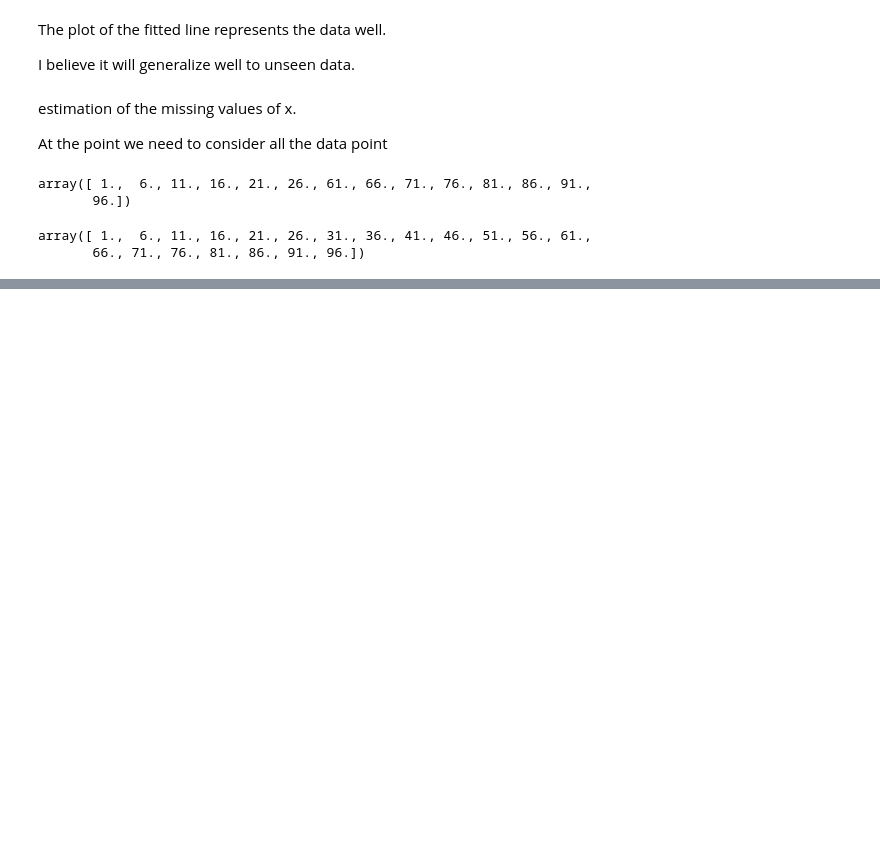
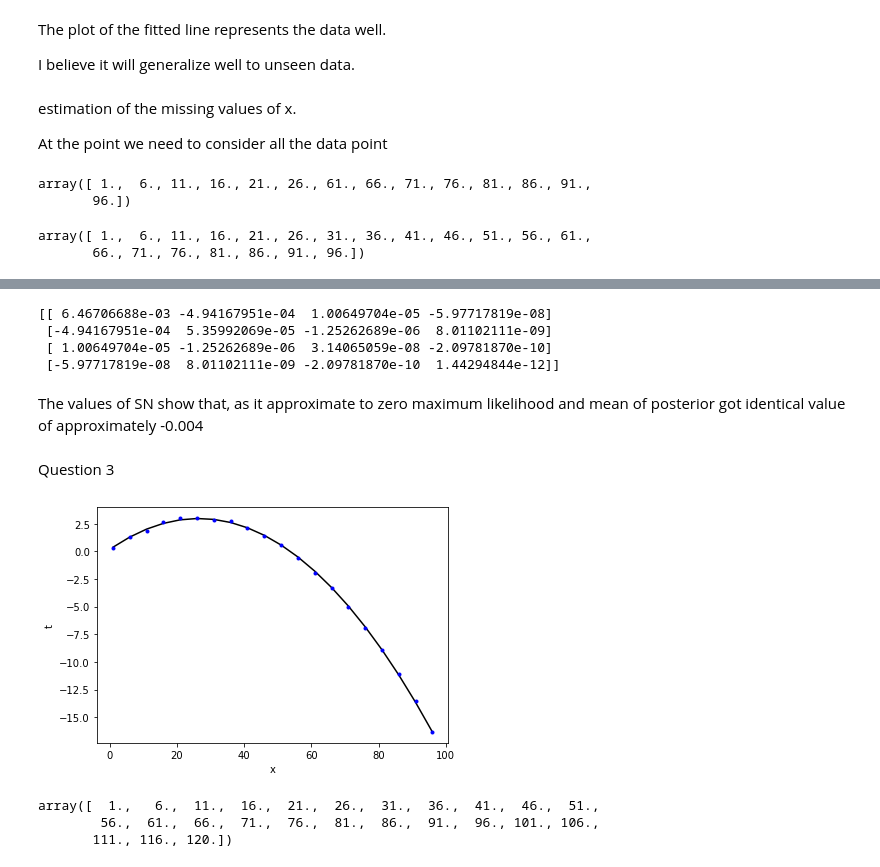
Before and after one commit to AbooNaziha/Optimal-Model-Selection, a Jupyter notebook: question_one_two_three.ipynb, the cells around one changed output, grey strips where cells are left out. Drawn from its saved outputs; the diff is of its cells as text; code cells hidden in the pictures; blank space fills up the shorter version.

Commit message:
Final_solution_question_one_two_three

```diff
--- a/question_one_two_three.ipynb
+++ b/question_one_two_three.ipynb
@@ -200,0 +238,28 @@ print(estimate_missig_values)
+# %%
+print(SN)
+# %% [output]
+[[ 6.46706688e-03 -4.94167951e-04  1.00649704e-05 -5.97717819e-08]
+ [-4.94167951e-04  5.35992069e-05 -1.25262689e-06  8.01102111e-09]
+ [ 1.00649704e-05 -1.25262689e-06  3.14065059e-08 -2.09781870e-10]
+ [-5.97717819e-08  8.01102111e-09 -2.09781870e-10  1.44294844e-12]]
+# %% [markdown]
+The values of SN show that, as it approximate to zero maximum likelihood and mean of posterior got identical value of approximately -0.004
+# %% [markdown]
+Question 3
+# %%
+Npts = 20
+sigma = 0.1
+x = np.atleast_2d(x).T
+Phi = np.concatenate((np.ones((Npts,1)),x, x**2, x**3),axis=1)
+# %%
+wtrue = np.array([0.162, 0.212, -0.004, 0. ])
+h = np.matmul(Phi,wtrue)
+t = h + sigma*np.random.randn(Npts)
+# %%
+plt.figure()
+plt.plot(x,h,'k-',x,t,'b.')
+plt.xlabel('x')
+plt.ylabel('t')
+plt.tight_layout()
+# %% [output]
+[figure, added]
@@ -200,0 +269,7 @@ print(estimate_missig_values)
+# %%
+x = z
+x
+# %% [output]
+array([  1.,   6.,  11.,  16.,  21.,  26.,  31.,  36.,  41.,  46.,  51.,
+        56.,  61.,  66.,  71.,  76.,  81.,  86.,  91.,  96., 101., 106.,
+       111., 116., 120.])
```
Also changed, not shown: parts of 17 cells of this notebook, 2 other files.
